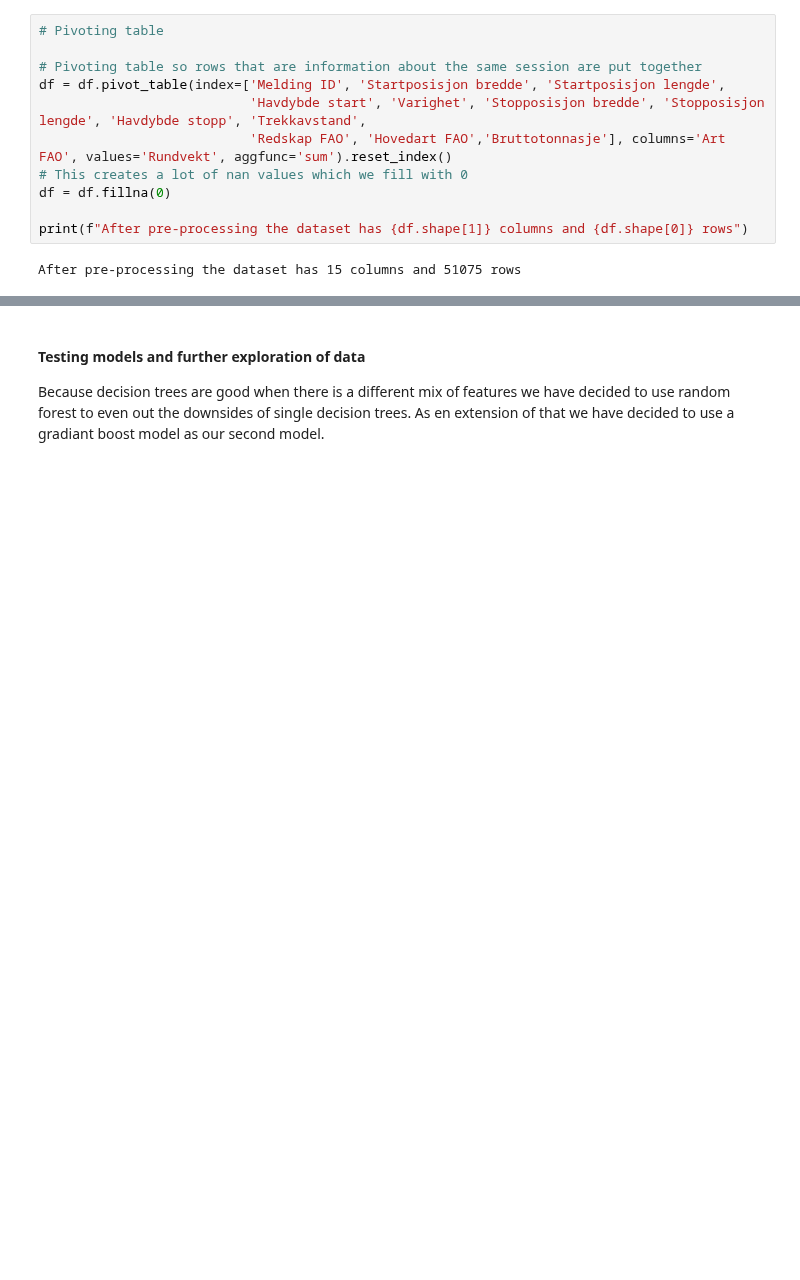
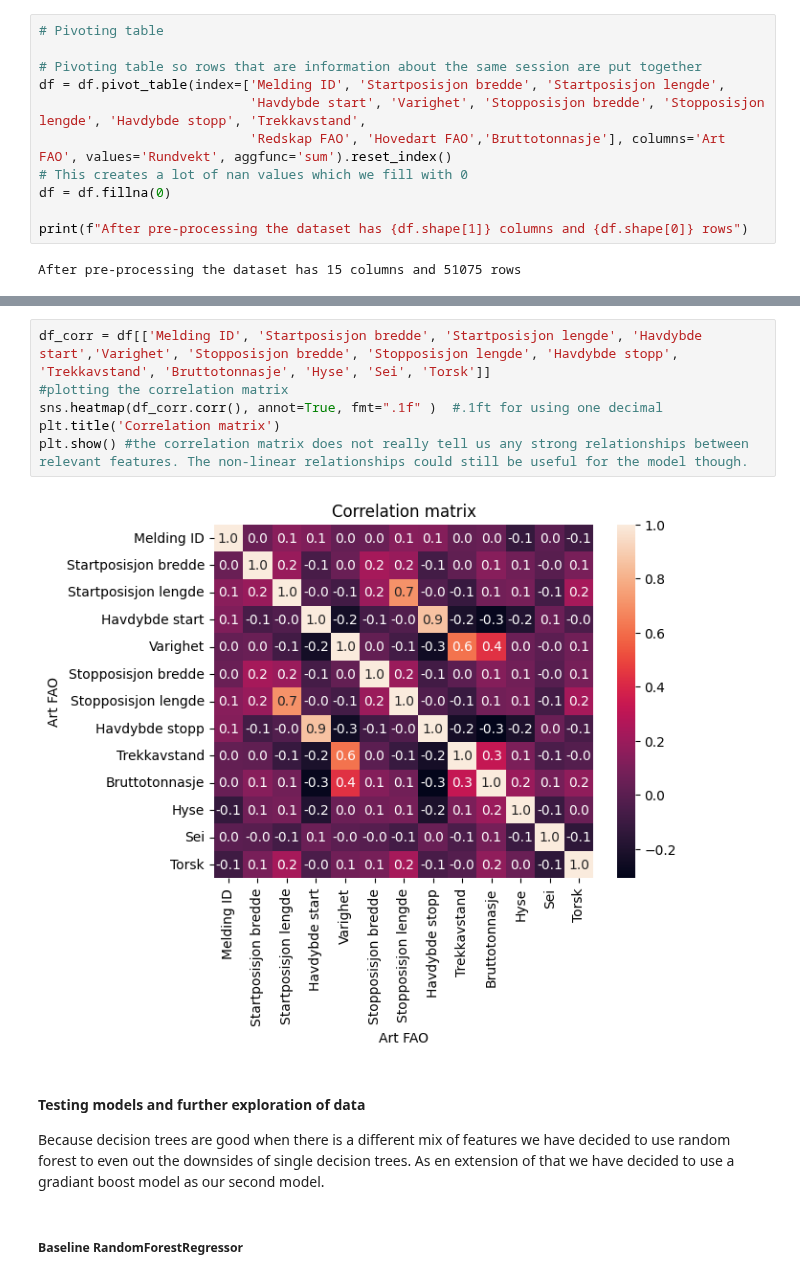
Before and after one commit to Pzorster/INFO284pzor, a Jupyter notebook: Til_inlevering.ipynb, the cells around one changed output, grey strips where cells are left out. Drawn from its saved outputs; the diff is of its cells as text; blank space fills up the shorter version.

```diff
--- a/Til_inlevering.ipynb
+++ b/Til_inlevering.ipynb
@@ -141,4 +154,14 @@ targets = df[['Hyse', 'Sei', 'Torsk']]
+# %%
+df_corr = df[['Melding ID', 'Startposisjon bredde', 'Startposisjon lengde', 'Havdybde start','Varighet', 'Stopposisjon bredde', 'Stopposisjon lengde', 'Havdybde stopp', 'Trekkavstand', 'Bruttotonnasje', 'Hyse', 'Sei', 'Torsk']]
+#plotting the correlation matrix
+sns.heatmap(df_corr.corr(), annot=True, fmt=".1f" )  #.1ft for using one decimal
+plt.title('Correlation matrix')
+plt.show() #the correlation matrix does not really tell us any strong relationships between relevant features. The non-linear relationships could still be useful for the model though.
+# %% [output]
+[figure, added]
 # %% [markdown]
 #### Testing models and further exploration of data
 
 Because decision trees are good when there is a different mix of features we have decided to use random forest to even out the downsides of single decision trees. As en extension of that we have decided to use a gradiant boost model as our second model.
+# %% [markdown]
+##### Baseline RandomForestRegressor
```
Also changed, not shown: parts of 14 cells of this notebook.
